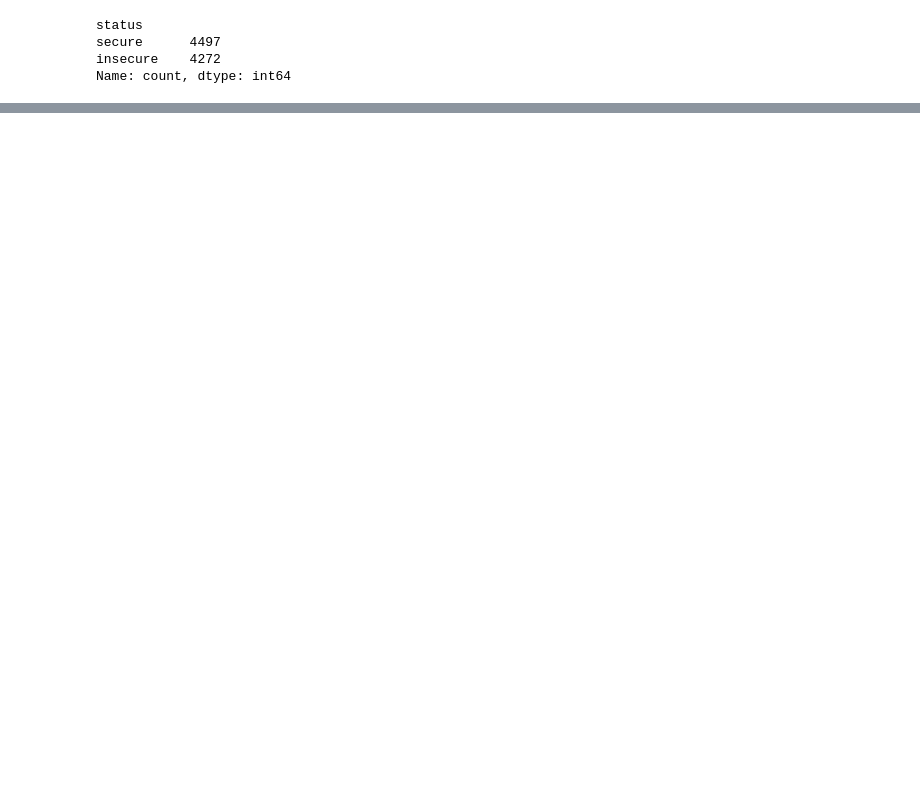
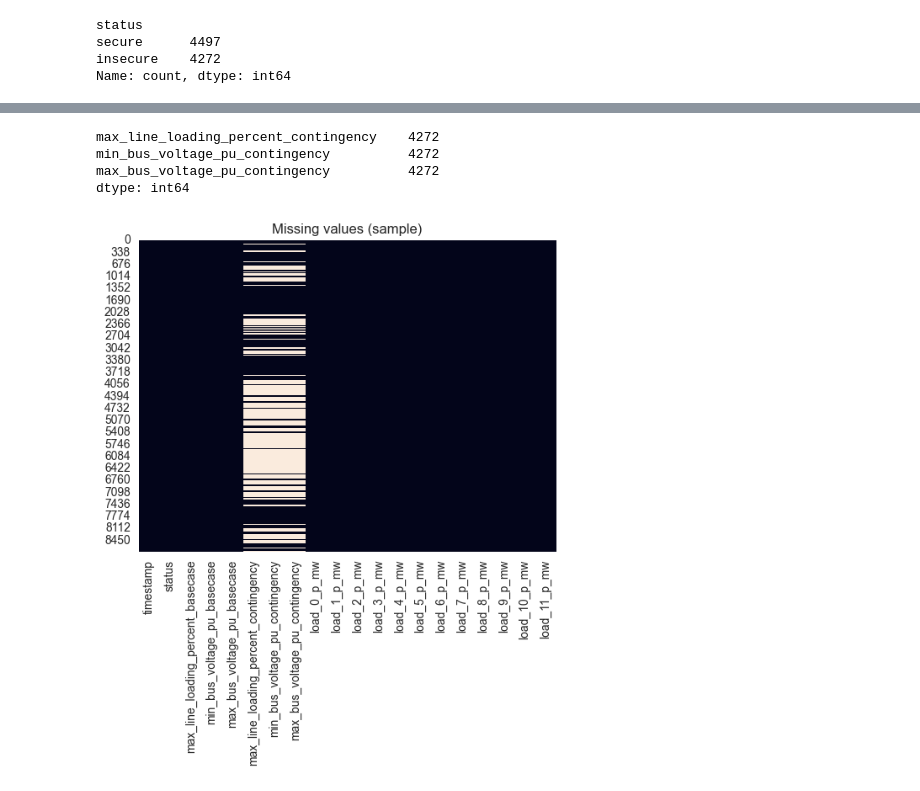
Before and after one commit to HumAIne-JSI/smart-energy-ea, a Jupyter notebook: notebooks/task1_security_classification/eda_classifier_dataset.ipynb, the cells around one changed output, grey strips where cells are left out. Drawn from its saved outputs; the diff is of its cells as text; code cells hidden in the pictures; blank space fills up the shorter version.

```diff
--- a/notebooks/task1_security_classification/eda_classifier_dataset.ipynb
+++ b/notebooks/task1_security_classification/eda_classifier_dataset.ipynb
@@ -60,0 +97,15 @@ Name: count, dtype: int64
+# %%
+missing_cols = missing_cols[missing_cols > 0]
+print(missing_cols)
+# %% [output]
+max_line_loading_percent_contingency    4272
+min_bus_voltage_pu_contingency          4272
+max_bus_voltage_pu_contingency          4272
+dtype: int64
+# %%
+sample_df = df.iloc[:10000, :20]
+sns.heatmap(sample_df.isnull(), cbar=False)
+plt.title("Missing values (sample)")
+plt.show()
+# %% [output]
+[figure, added]
```
Also changed, not shown: parts of 24 cells of this notebook, 27 other files.
